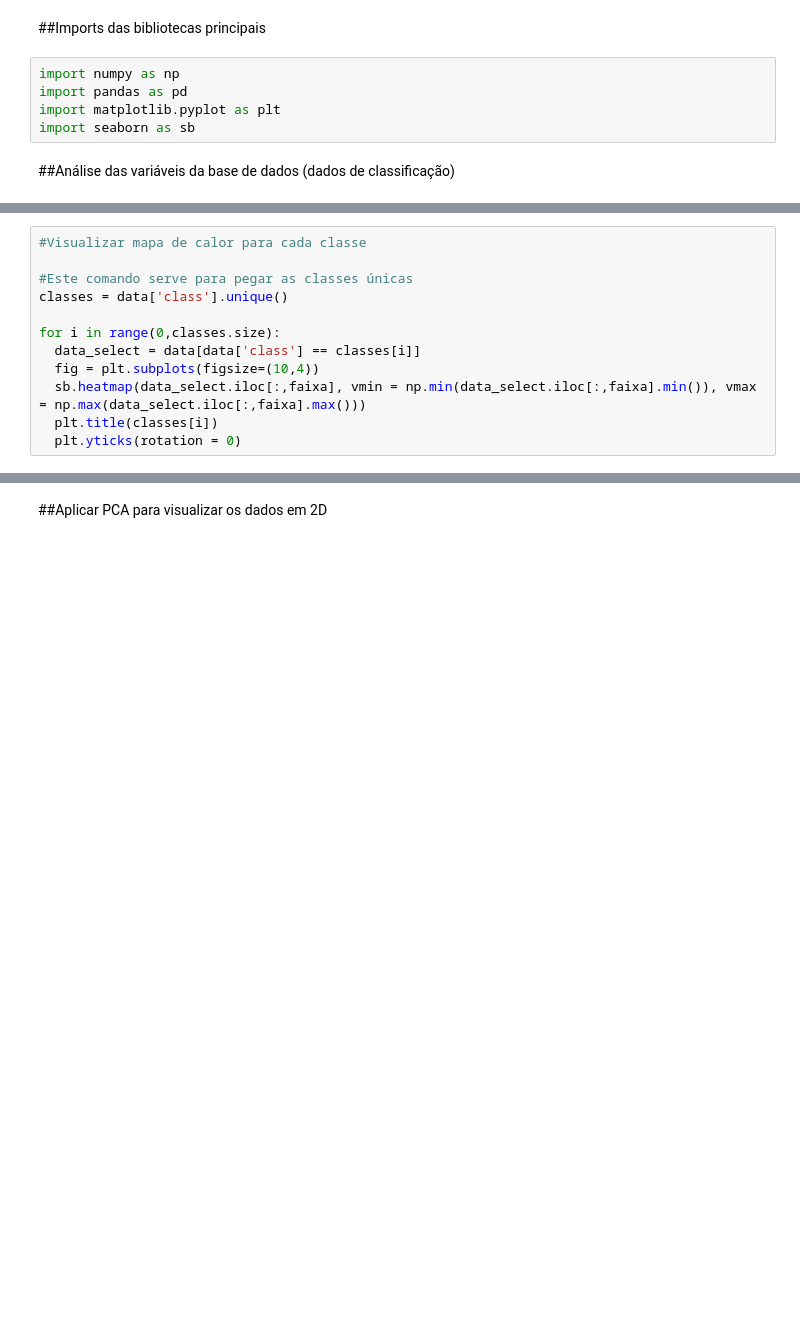
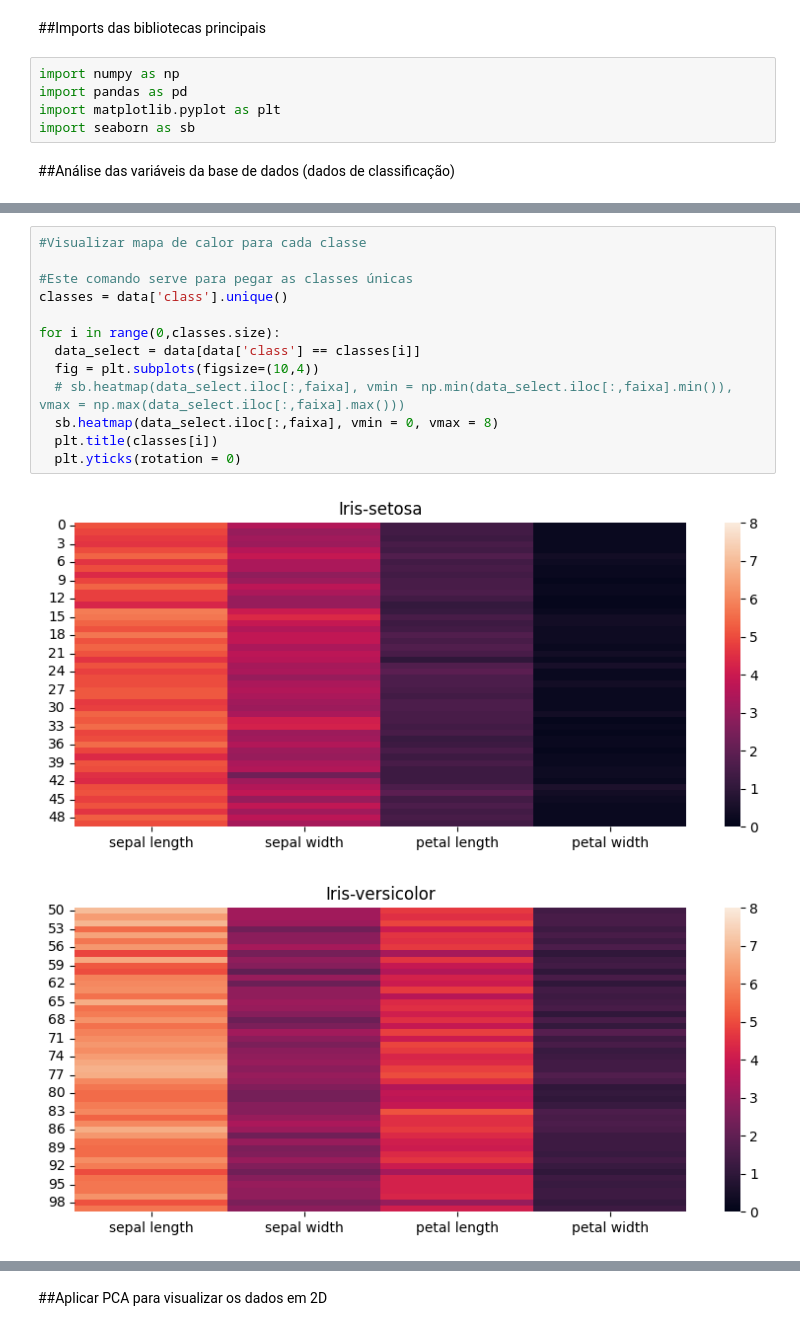
Before and after one commit to Harmonia2Side/machine-learning-laboratory-2023-2, a Jupyter notebook: lab1/Aula_1.ipynb, the cells around one changed output, grey strips where cells are left out. Cells and saved outputs as stored; diff of their text form; blank space fills up the shorter version.

```diff
--- a/lab1/Aula_1.ipynb
+++ b/lab1/Aula_1.ipynb
@@ -65,12 +135,16 @@ sb.heatmap(data.iloc[:,faixa], cmap = 'Greens')
 # %%
 #Visualizar mapa de calor para cada classe
 
 #Este comando serve para pegar as classes únicas
 classes = data['class'].unique()
 
 for i in range(0,classes.size):
   data_select = data[data['class'] == classes[i]]
   fig = plt.subplots(figsize=(10,4))
-  sb.heatmap(data_select.iloc[:,faixa], vmin = np.min(data_select.iloc[:,faixa].min()), vmax = np.max(data_select.iloc[:,faixa].max()))
+  # sb.heatmap(data_select.iloc[:,faixa], vmin = np.min(data_select.iloc[:,faixa].min()), vmax = np.max(data_select.iloc[:,faixa].max()))
+  sb.heatmap(data_select.iloc[:,faixa], vmin = 0, vmax = 8)
   plt.title(classes[i])
   plt.yticks(rotation = 0)
+# %% [output]
+[figure, added]
+[figure, added]
```
Also changed, not shown: parts of 11 cells of this notebook.
